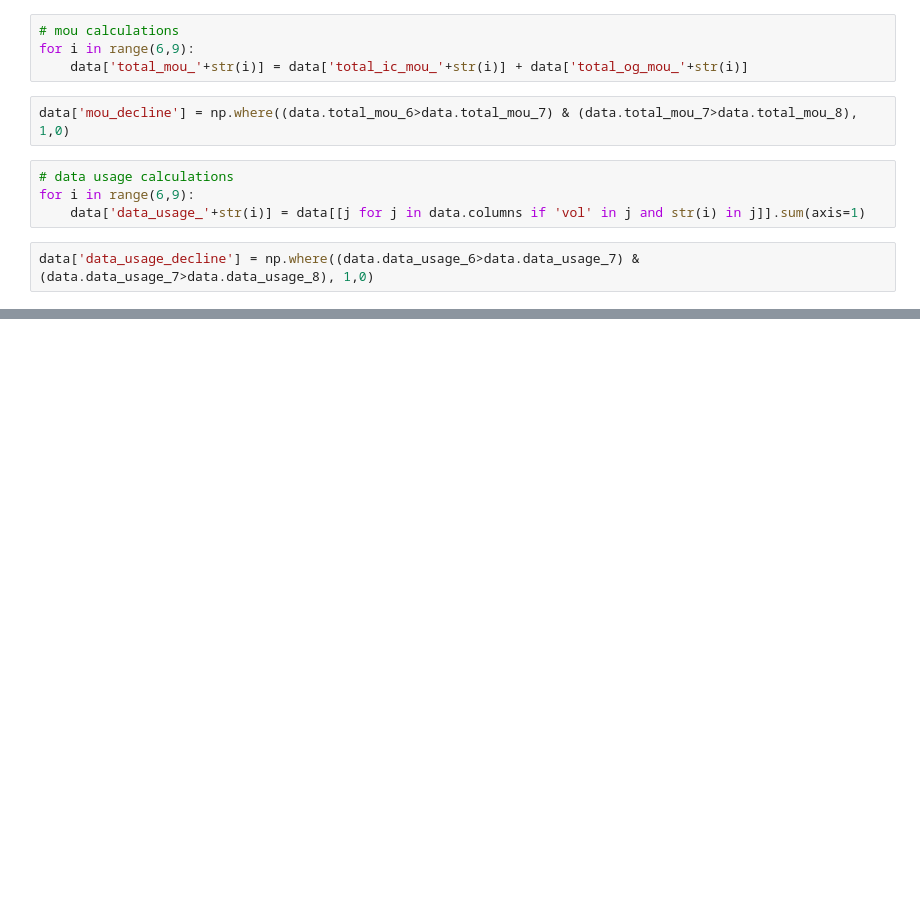
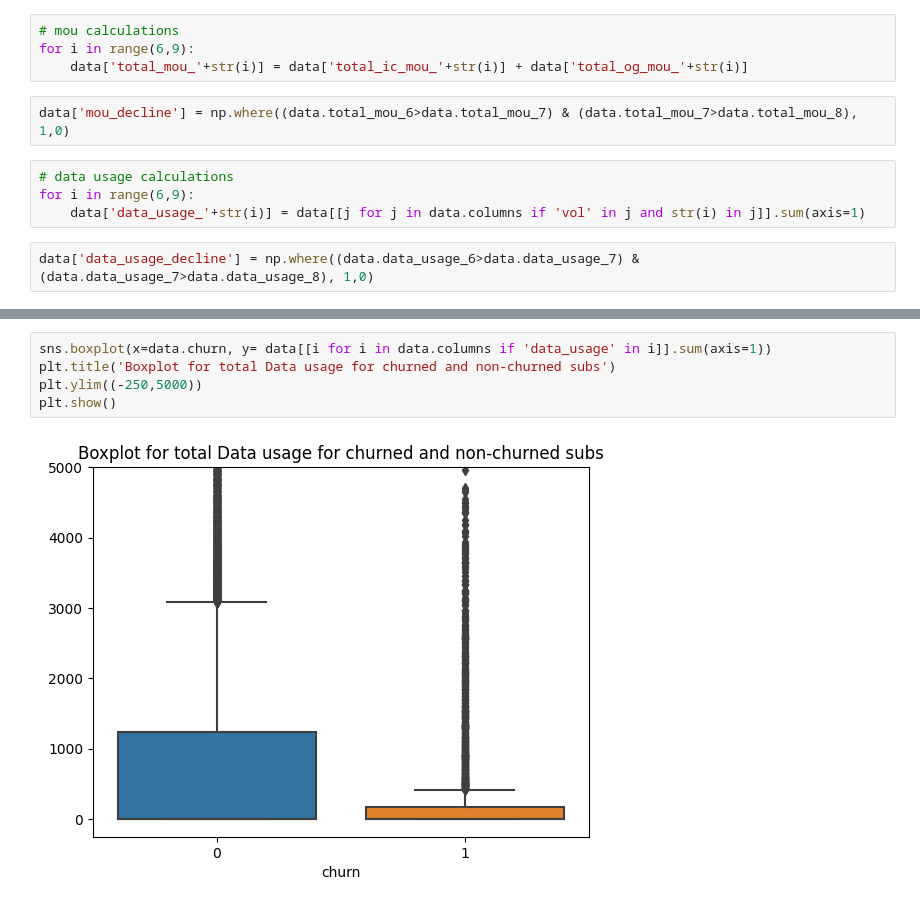
Before and after one commit to kapeesh-kaul/telecom-churn-modeling, a Jupyter notebook: notebook.ipynb, the cells around one changed output, grey strips where cells are left out. Drawn from its saved outputs; the diff is of its cells as text; blank space fills up the shorter version.

```diff
--- a/notebook.ipynb
+++ b/notebook.ipynb
@@ -226,0 +254,7 @@ data['arpu_decline'] = np.where((data.arpu_6>data.arpu_7) & (data.arpu_7>data.ar
+# %%
+sns.boxplot(x=data.churn, y= data[[i for i in data.columns if 'data_usage' in i]].sum(axis=1))
+plt.title('Boxplot for total Data usage for churned and non-churned subs')
+plt.ylim((-250,5000))
+plt.show()
+# %% [output]
+[figure, added]
```
Also changed, not shown: parts of 57 cells of this notebook.
